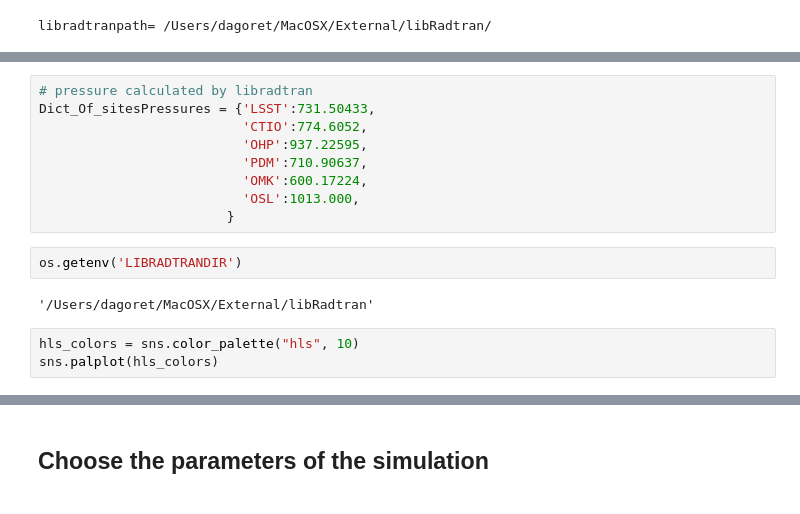
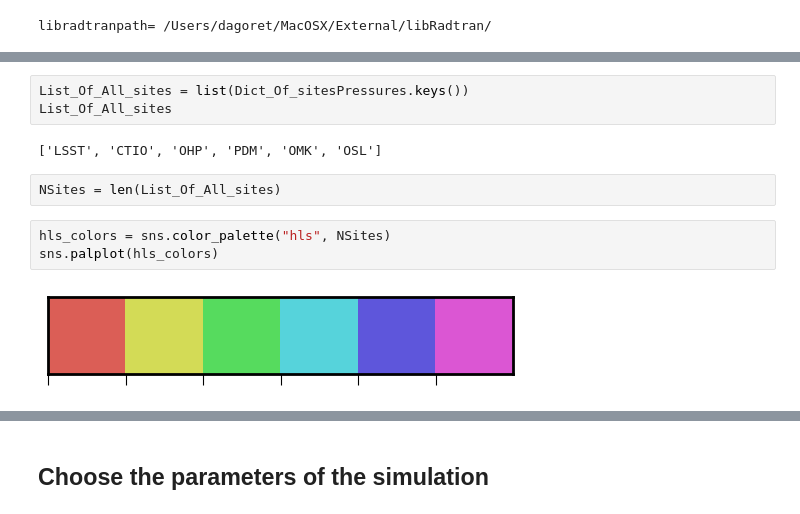
Before and after one commit to LSSTDESC/libradtranpy, a Jupyter notebook: docs/notebooks/libradtranpy/SimuRT_MultiSitesScattPattern.ipynb, the cells around one changed output, grey strips where cells are left out. Cells and saved outputs as stored; diff of their text form.

```diff
--- a/docs/notebooks/libradtranpy/SimuRT_MultiSitesScattPattern.ipynb
+++ b/docs/notebooks/libradtranpy/SimuRT_MultiSitesScattPattern.ipynb
@@ -54,19 +56,15 @@ ImportError: cannot import name 'Dict_Of_sitesPressures' from 'libradtranpy' (/U
-# %%
-# pressure calculated by libradtran
-Dict_Of_sitesPressures = {'LSST':731.50433,
-                          'CTIO':774.6052,
-                          'OHP':937.22595,
-                          'PDM':710.90637,
-                          'OMK':600.17224,
-                          'OSL':1013.000,
-                        }
-# %%
-os.getenv('LIBRADTRANDIR')
-# %% [output]
-'/Users/dagoret/MacOSX/External/libRadtran'
+# %%
+List_Of_All_sites = list(Dict_Of_sitesPressures.keys())
+List_Of_All_sites
+# %% [output]
+['LSST', 'CTIO', 'OHP', 'PDM', 'OMK', 'OSL']
+# %%
+NSites = len(List_Of_All_sites)
 # %%
-hls_colors = sns.color_palette("hls", 10)
+hls_colors = sns.color_palette("hls", NSites)
 sns.palplot(hls_colors)
+# %% [output]
+[figure, added]
 # %%
 import sys
 sys.path
```
Also changed, not shown: parts of 13 cells of this notebook, 4 other files.
